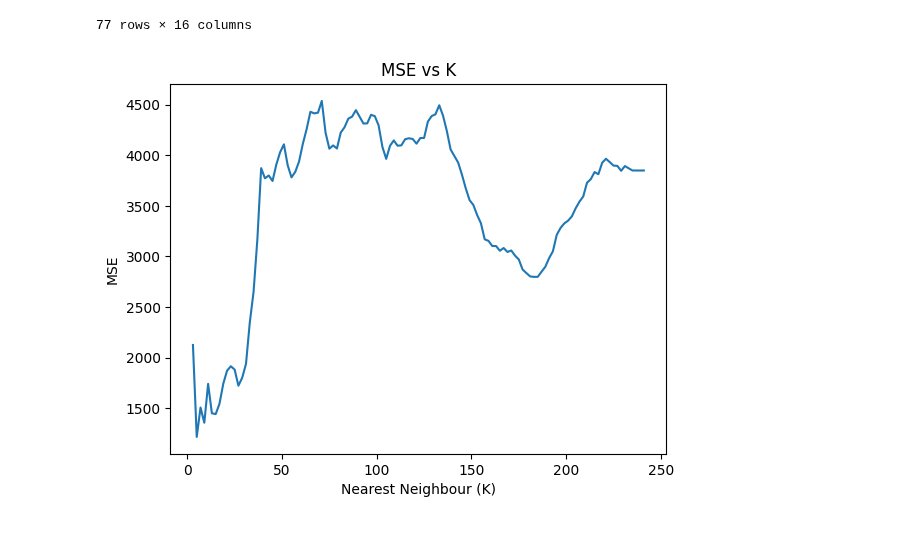
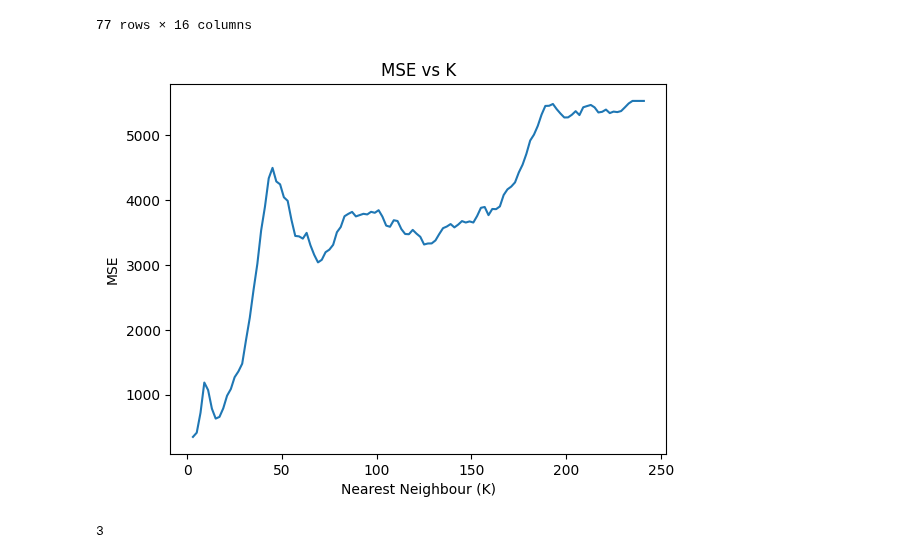
Before and after one commit to hanzlayyy/FYDP, a Jupyter notebook: FYDP_Notebook_V1_0.ipynb, the cells around one changed output. Drawn from its saved outputs; the diff is of its cells as text; code cells hidden in the pictures.

```diff
--- a/FYDP_Notebook_V1_0.ipynb
+++ b/FYDP_Notebook_V1_0.ipynb
@@ -135,14 +135,14 @@ missing_numerical
 n = []
 mse = []
 for r in range(120):
-  x=3+2*r
-  knn_1 = KNNImputer(n_neighbors=x)
+  k_1=3+2*r
+  knn_1 = KNNImputer(n_neighbors=k_1)
   X_train, X_test = train_test_split(zero_missing, test_size=0.2, random_state=42)
   pd.DataFrame(knn_1.fit_transform(X_train))
   X_test.columns = zero_missing.columns
   X_test_copy = X_test.copy()
   X_test_copy
-  np.random.seed(42)
+  np.random.seed(22)
   features =['infill_density', 'print_speed']
   for col in X_test_copy[features]:
     X_test_copy.loc[X_test_copy.sample(frac=0.1, replace=True).index,col] = np.nan
@@ -151,16 +151,18 @@ for r in range(120):
   mse_1= mean_squared_error(X_test['infill_density'], X_test_predicted['infill_density'])
   mse_2= mean_squared_error(X_test['print_speed'], X_test_predicted['print_speed'])
   mse_3 =mse_1*mse_2
-  n.append(x)
+  n.append(k_1)
   mse.append(mse_3)
 # %%
 plt.plot(n, mse)
 plt.xlabel('Nearest Neighbour (K)')
 plt.ylabel('MSE')
 plt.title('MSE vs K')
 plt.show()
+mse.index(min(mse))*2+3
 # %% [output]
-[figure, old version]
+[figure, new version]
+3
 # %%
 knn_2 = KNNImputer(n_neighbors=mse.index(min(mse))*2+3)
 knn_2.fit_transform(X_train)
```
Also changed, not shown: parts of 1 cell of this notebook.
